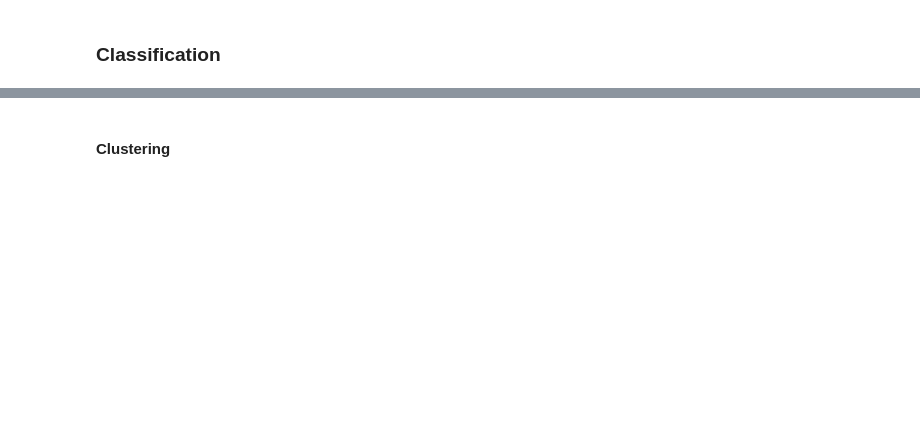
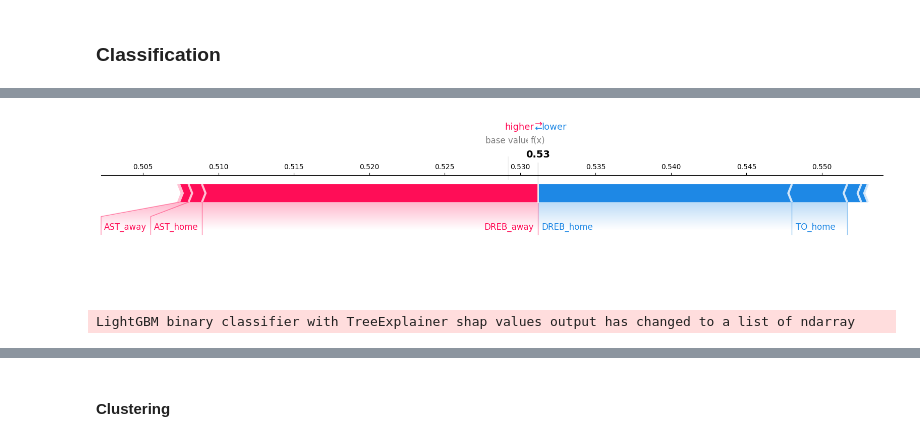
Before and after one commit to brunnedu/BasketXplainer, a Jupyter notebook: dev_notebooks/advanced_stat_model.ipynb, the cells around one changed output, grey strips where cells are left out. Saved outputs shown, nothing was run; the diff lists cells and outputs as text; code cells hidden in the pictures; blank space fills up the shorter version.

```diff
--- a/dev_notebooks/advanced_stat_model.ipynb
+++ b/dev_notebooks/advanced_stat_model.ipynb
@@ -326,10 +336,10 @@ F1 of 5-fold CV:
 # using sklearn API
 
 # Define the LightGBM model
-model = lgb.LGBMClassifier(boosting_type='dart', num_leaves=1023, max_depth=10, learning_rate=0.01, n_estimators=50, min_child_samples=500, random_state=0, objective='binary')
+model = lgb.LGBMClassifier(boosting_type='dart', num_leaves=1023, max_depth=10, learning_rate=0.01, n_estimators=50, min_child_samples=750, random_state=42, objective='binary')
 
-model_ac = cross_val_score(model, X, y, cv=5, scoring="accuracy")
-model_f1 = cross_val_score(model, X, y, cv=5, scoring="f1")
+model_ac = cross_val_score(model, X, y, cv=10, scoring="accuracy")
+model_f1 = cross_val_score(model, X, y, cv=10, scoring="f1")
 # %%
 print("accuracy of 5-fold CV:")
 print(statistics.mean(model_ac))
@@ -343,0 +356,12 @@ F1 of 5-fold CV:
+# %%
+model.fit(X, y)
+explainer = shap.TreeExplainer(model, data = X, model_output='probability', feature_names=X.columns)
+shap_values = explainer.shap_values(X.iloc[0].to_frame().T)
+ind = 0
+shap.force_plot(explainer.expected_value, shap_values[ind], text_rotation=0, matplotlib=True, feature_names=X.columns)
+# %% [output]
+[figure, added]
+# %%
+shap_values = shap.TreeExplainer(model).shap_values(X_test.iloc[0].to_frame().T)
+# %% [output]
+LightGBM binary classifier with TreeExplainer shap values output has changed to a list of ndarray
```
Also changed, not shown: parts of 19 cells of this notebook, 2 other files.
